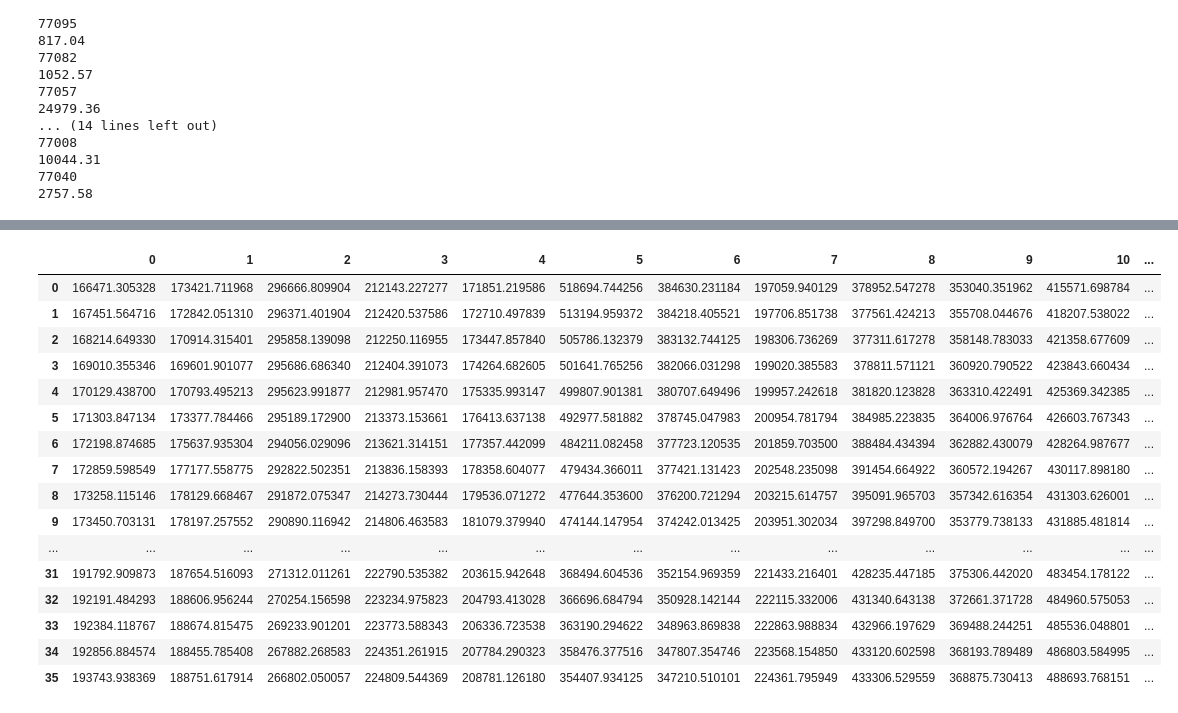
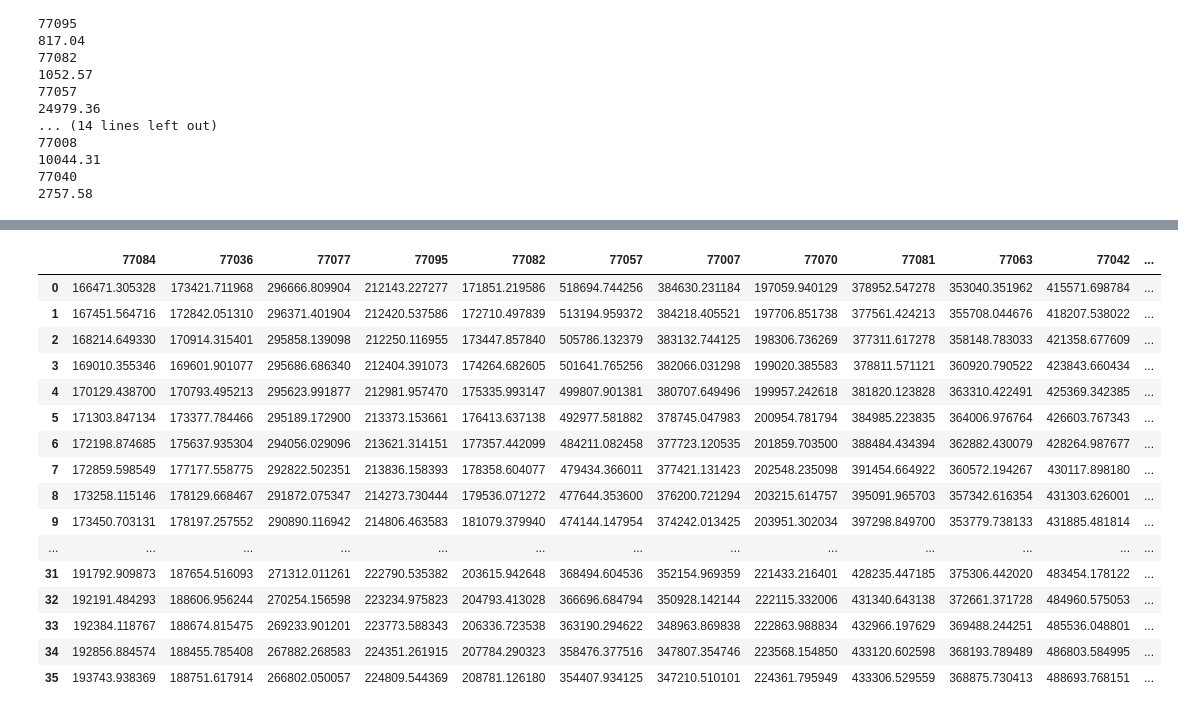
Before and after one commit to Blue723/Housing_Time_Series, a Jupyter notebook: Time_Series_notebook.ipynb, the cells around one changed output, grey strips where cells are left out. Cells and saved outputs as stored; diff of their text form; code cells hidden in the pictures.

```diff
--- a/Time_Series_notebook.ipynb
+++ b/Time_Series_notebook.ipynb
@@ -421,9 +403,10 @@ for c in range(0,15):
 
     pred_res.append(pred)
 # %%
+future_mean.columns = zipcode.columns
 future_mean
 # %% [output]
-|  | 0 | 1 | 2 | 3 | 4 | 5 | 6 | 7 | 8 | 9 | 10 | ... |
+|  | 77084 | 77036 | 77077 | 77095 | 77082 | 77057 | 77007 | 77070 | 77081 | 77063 | 77042 | ... |
 | 0 | 166471.305328 | 173421.711968 | 296666.809904 | 212143.227277 | 171851.219586 | 518694.744256 | 384630.231184 | 197059.940129 | 378952.547278 | 353040.351962 | 415571.698784 | ... |
 | 1 | 167451.564716 | 172842.051310 | 296371.401904 | 212420.537586 | 172710.497839 | 513194.959372 | 384218.405521 | 197706.851738 | 377561.424213 | 355708.044676 | 418207.538022 | ... |
 | 2 | 168214.649330 | 170914.315401 | 295858.139098 | 212250.116955 | 173447.857840 | 505786.132379 | 383132.744125 | 198306.736269 | 377311.617278 | 358148.783033 | 421358.677609 | ... |
```
Also changed, not shown: parts of 11 cells of this notebook.
